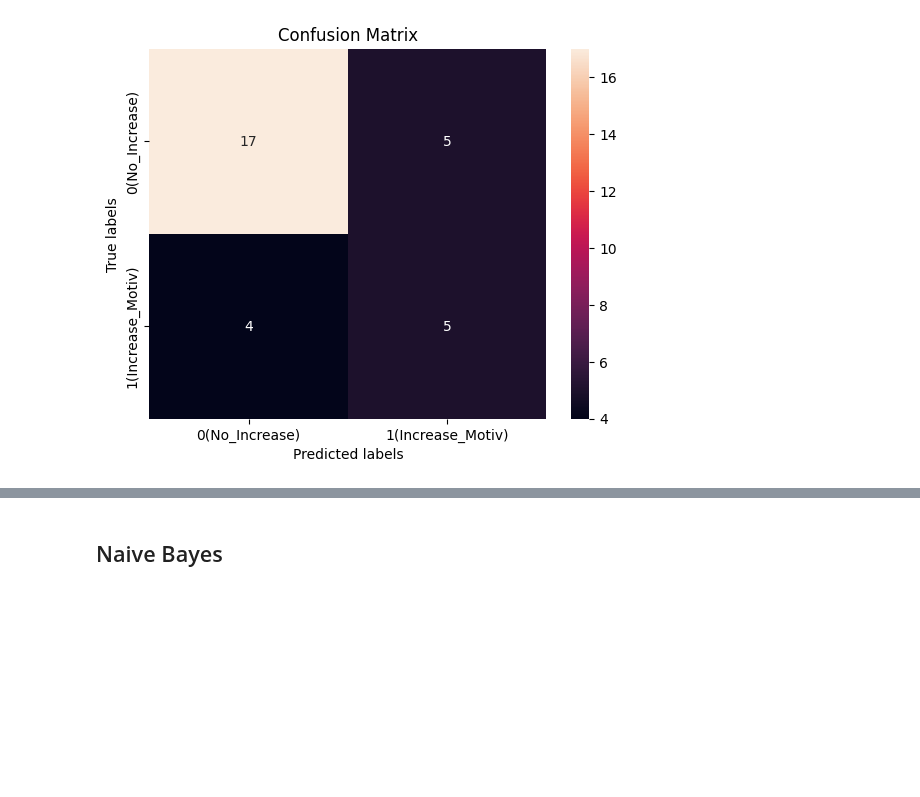
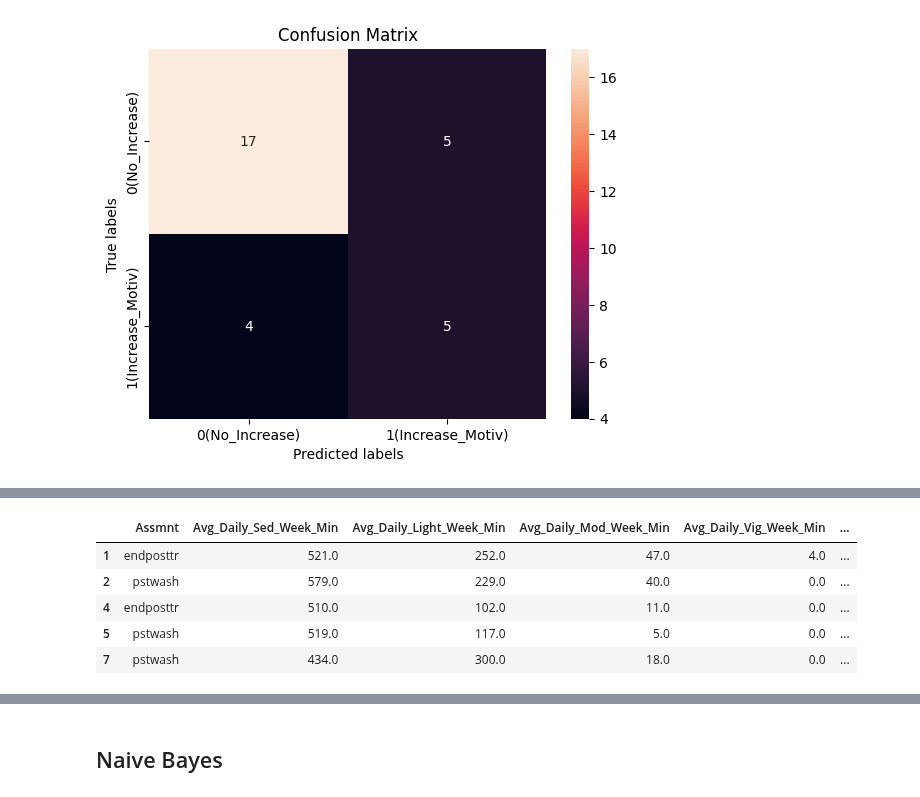
Before and after one commit to JainAnnanya/rrv-activity-modeling-ml, a Jupyter notebook: fitness_models.ipynb, the cells around one changed output, grey strips where cells are left out. Drawn from its saved outputs; the diff is of its cells as text; code cells hidden in the pictures; blank space fills up the shorter version.

```diff
--- a/fitness_models.ipynb
+++ b/fitness_models.ipynb
@@ -210,2 +243,19 @@ ax.yaxis.set_ticklabels(['0(No_Increase)', '1(Increase_Motiv)'])
 # %%
-cart_attr = df.drop(columns = ["Participant", "ID"])
+cart_df = df.copy()
+cart_attr = cart_df.drop(columns = [
+    'Gender','Group','Height','Age','BMI',
+    'Participant','ID','Race','Ethnicity',
+    'Avg_Daily_Week_Min','RRVch','oesPos', 'oesNeg',
+    'pretieqPref', 'pretieqTole','RRV_label'
+])
+
+cart_target = cart_df['RRV_label']
+
+cart_attr.head()
+# %% [output]
+|  | Assmnt | Avg_Daily_Sed_Week_Min | Avg_Daily_Light_Week_Min | Avg_Daily_Mod_Week_Min | Avg_Daily_Vig_Week_Min | ... |
+| 1 | endposttr | 521.0 | 252.0 | 47.0 | 4.0 | ... |
+| 2 | pstwash | 579.0 | 229.0 | 40.0 | 0.0 | ... |
+| 4 | endposttr | 510.0 | 102.0 | 11.0 | 0.0 | ... |
+| 5 | pstwash | 519.0 | 117.0 | 5.0 | 0.0 | ... |
+| 7 | pstwash | 434.0 | 300.0 | 18.0 | 0.0 | ... |
```
Also changed, not shown: parts of 6 cells of this notebook.
